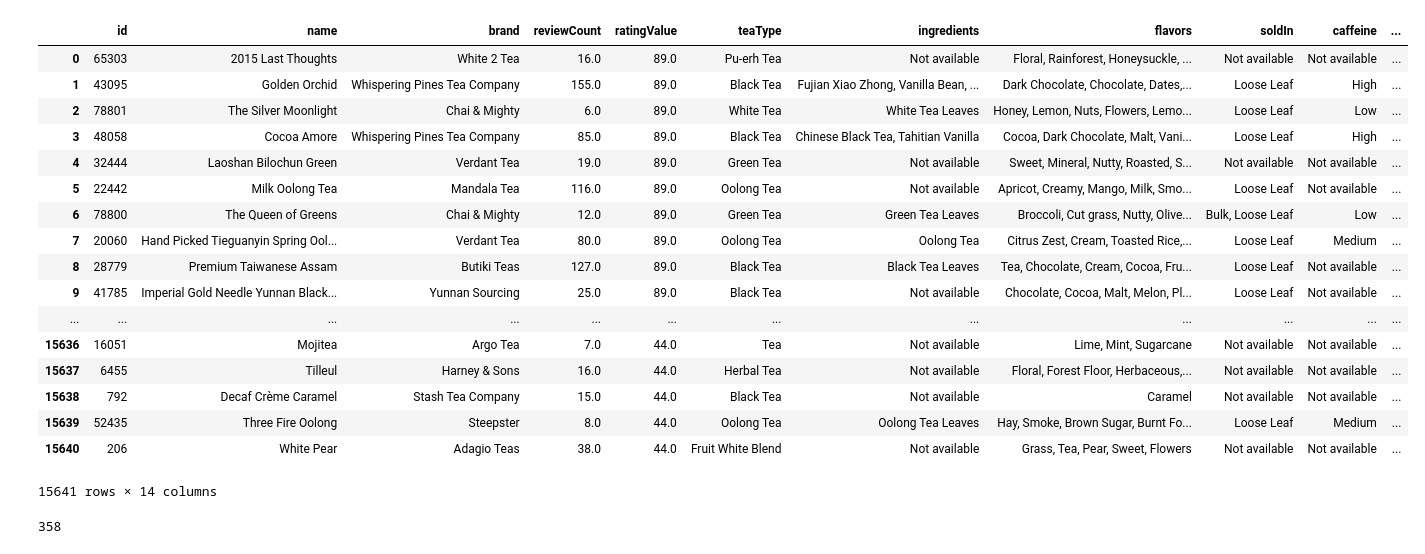
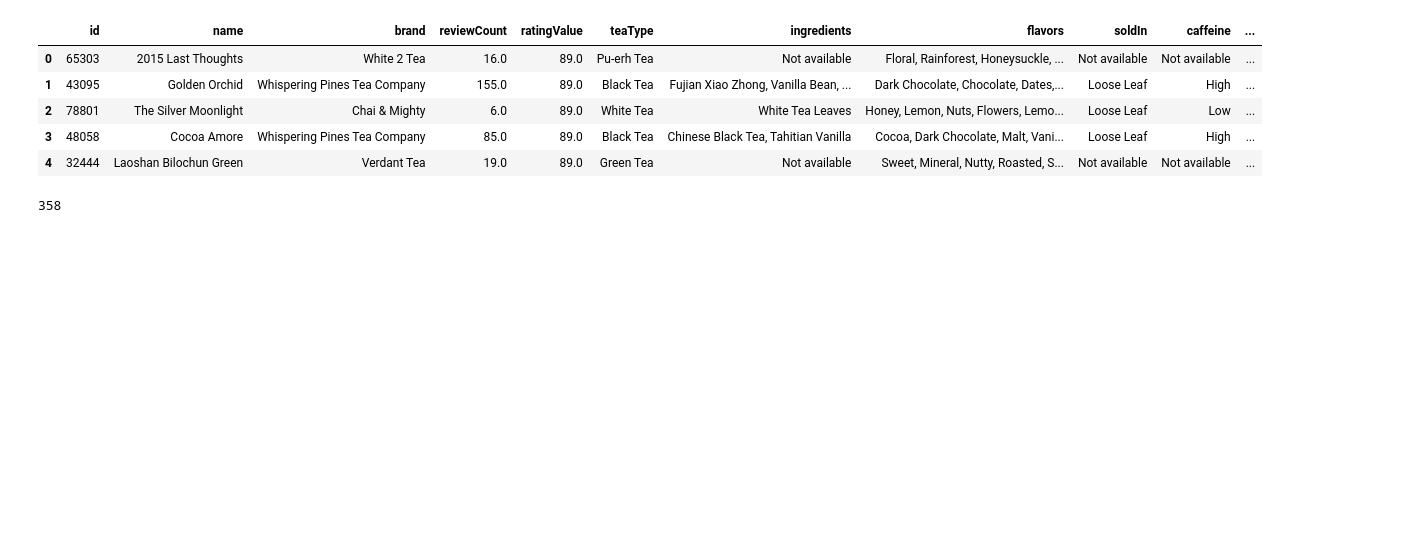
Before and after one commit to donovanOng/cs4300-noveltea, a Jupyter notebook: data/dummy encoding.ipynb, the cells around one changed output. Drawn from its saved outputs; the diff is of its cells as text; code cells hidden in the pictures; blank space fills up the shorter version.

```diff
--- a/data/dummy encoding.ipynb
+++ b/data/dummy encoding.ipynb
@@ -4,26 +4,14 @@ import numpy as np
 import random
 # %%
 tea_df = pd.read_csv("scraper/clean_data.csv")
-tea_df
+tea_df.head()
 # %% [output]
 |  | id | name | brand | reviewCount | ratingValue | teaType | ingredients | flavors | soldIn | caffeine | ... |
 | 0 | 65303 | 2015 Last Thoughts | White 2 Tea | 16.0 | 89.0 | Pu-erh Tea | Not available | Floral, Rainforest, Honeysuckle, ... | Not available | Not available | ... |
 | 1 | 43095 | Golden Orchid | Whispering Pines Tea Company | 155.0 | 89.0 | Black Tea | Fujian Xiao Zhong, Vanilla Bean, ... | Dark Chocolate, Chocolate, Dates,... | Loose Leaf | High | ... |
 | 2 | 78801 | The Silver Moonlight | Chai & Mighty | 6.0 | 89.0 | White Tea | White Tea Leaves | Honey, Lemon, Nuts, Flowers, Lemo... | Loose Leaf | Low | ... |
 | 3 | 48058 | Cocoa Amore | Whispering Pines Tea Company | 85.0 | 89.0 | Black Tea | Chinese Black Tea, Tahitian Vanilla | Cocoa, Dark Chocolate, Malt, Vani... | Loose Leaf | High | ... |
 | 4 | 32444 | Laoshan Bilochun Green | Verdant Tea | 19.0 | 89.0 | Green Tea | Not available | Sweet, Mineral, Nutty, Roasted, S... | Not available | Not available | ... |
-| 5 | 22442 | Milk Oolong Tea | Mandala Tea | 116.0 | 89.0 | Oolong Tea | Not available | Apricot, Creamy, Mango, Milk, Smo... | Loose Leaf | Not available | ... |
-| 6 | 78800 | The Queen of Greens | Chai & Mighty | 12.0 | 89.0 | Green Tea | Green Tea Leaves | Broccoli, Cut grass, Nutty, Olive... | Bulk, Loose Leaf | Low | ... |
-| 7 | 20060 | Hand Picked Tieguanyin Spring Ool... | Verdant Tea | 80.0 | 89.0 | Oolong Tea | Oolong Tea | Citrus Zest, Cream, Toasted Rice,... | Loose Leaf | Medium | ... |
-| 8 | 28779 | Premium Taiwanese Assam | Butiki Teas | 127.0 | 89.0 | Black Tea | Black Tea Leaves | Tea, Chocolate, Cream, Cocoa, Fru... | Loose Leaf | Not available | ... |
-| 9 | 41785 | Imperial Gold Needle Yunnan Black... | Yunnan Sourcing | 25.0 | 89.0 | Black Tea | Not available | Chocolate, Cocoa, Malt, Melon, Pl... | Loose Leaf | Not available | ... |
-| ... | ... | ... | ... | ... | ... | ... | ... | ... | ... | ... | ... |
-| 15636 | 16051 | Mojitea | Argo Tea | 7.0 | 44.0 | Tea | Not available | Lime, Mint, Sugarcane | Not available | Not available | ... |
-| 15637 | 6455 | Tilleul | Harney & Sons | 16.0 | 44.0 | Herbal Tea | Not available | Floral, Forest Floor, Herbaceous,... | Not available | Not available | ... |
-| 15638 | 792 | Decaf Crème Caramel | Stash Tea Company | 15.0 | 44.0 | Black Tea | Not available | Caramel | Not available | Not available | ... |
-| 15639 | 52435 | Three Fire Oolong | Steepster | 8.0 | 44.0 | Oolong Tea | Oolong Tea Leaves | Hay, Smoke, Brown Sugar, Burnt Fo... | Loose Leaf | Medium | ... |
-| 15640 | 206 | White Pear | Adagio Teas | 38.0 | 44.0 | Fruit White Blend | Not available | Grass, Tea, Pear, Sweet, Flowers | Not available | Not available | ... |
-15641 rows × 14 columns
 # %%
 flavors = set()
 for tea in tea_df['flavors']:
```
